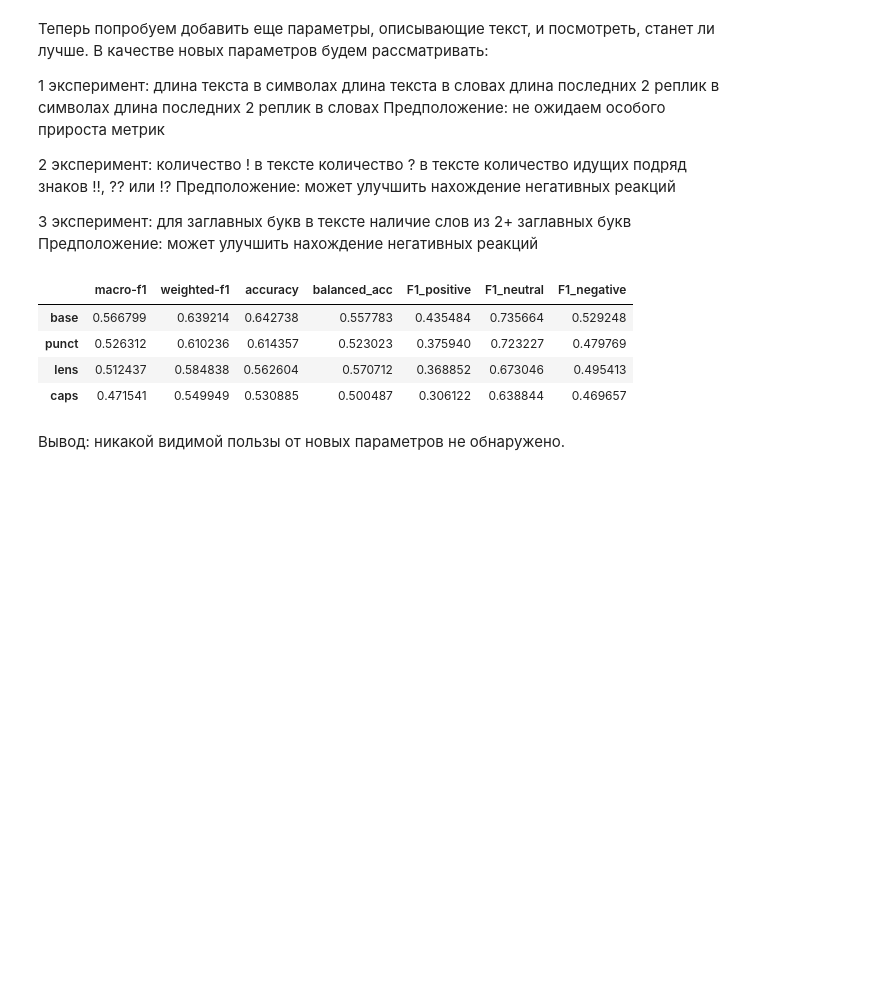
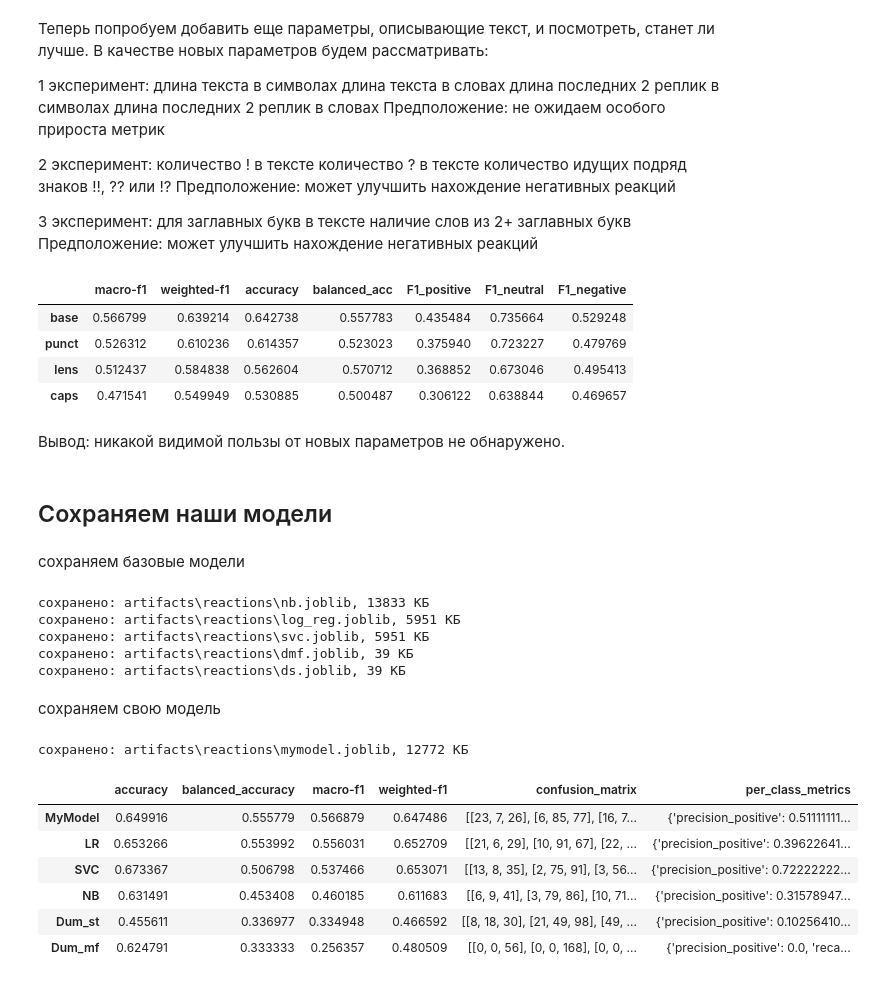
Before and after one commit to Half-Head/ML_homework, a Jupyter notebook: hw1/2_reactions.ipynb, the cells around one changed output. Saved outputs shown, nothing was run; the diff lists cells and outputs as text; code cells hidden in the pictures; blank space fills up the shorter version.

```diff
--- a/hw1/2_reactions.ipynb
+++ b/hw1/2_reactions.ipynb
@@ -358,2 +356,2 @@ results
 # %%
-WEIGHT = 0.55
+WEIGHT = 0.4
@@ -546,3 +465,63 @@ metrix_features
 | caps | 0.471541 | 0.549949 | 0.530885 | 0.500487 | 0.306122 | 0.638844 | 0.469657 |
 # %% [markdown]
 Вывод: никакой видимой пользы от новых параметров не обнаружено.
+# %% [markdown]
+## Сохраняем наши модели
+# %% [markdown]
+сохраняем базовые модели
+# %%
+NB_PATH = os.path.join("artifacts", "reactions", "nb.joblib")
+LR_PATH = os.path.join("artifacts", "reactions", "log_reg.joblib")
+SVC_PATH = os.path.join("artifacts", "reactions", "svc.joblib")
+DMF_PATH = os.path.join("artifacts", "reactions", "dmf.joblib")
+DS_PATH = os.path.join("artifacts", "reactions", "ds.joblib")
+
+save_model({"model": nb, "vectorizer": vectorizer}, NB_PATH)
+save_model({"model": log_reg, "vectorizer": vectorizer}, LR_PATH)
+save_model({"model": svc, "vectorizer": vectorizer}, SVC_PATH)
+save_model({"model": dummy_most_frequent, "vectorizer": vectorizer}, DMF_PATH)
+save_model({"model": dummy_stratified, "vectorizer": vectorizer}, DS_PATH)
+
+y_pred_dummy_mf = dummy_most_frequent.predict(X_test_tfidf)
+y_pred_dummy_st = dummy_stratified.predict(X_test_tfidf)
+y_pred_nb = nb.predict(X_test_tfidf)
+y_pred_logreg = log_reg.predict(X_test_tfidf)
+y_pred_svc = svc.predict(X_test_tfidf)
+# %% [output]
+сохранено: artifacts\reactions\nb.joblib, 13833 КБ
+сохранено: artifacts\reactions\log_reg.joblib, 5951 КБ
+сохранено: artifacts\reactions\svc.joblib, 5951 КБ
+сохранено: artifacts\reactions\dmf.joblib, 39 КБ
+сохранено: artifacts\reactions\ds.joblib, 39 КБ
+# %% [markdown]
+сохраняем свою модель
+# %%
+MY_MODEL_PATH = os.path.join("artifacts", "reactions", "mymodel.joblib")
+labeled_dialogs = np.array(labeled_dialogs)
+dialogs_train = labeled_dialogs[idx_train_val[idx_train]]
+dialogs_test = labeled_dialogs[idx_test]
+
+my_model = MyModelReactions(WEIGHT, C_opt_logreg).fit(dialogs_train, y_train)
+y_pred_my = my_model.predict(dialogs_test)
+save_model(my_model, MY_MODEL_PATH)
+# %% [output]
+сохранено: artifacts\reactions\mymodel.joblib, 12772 КБ
+# %%
+metrics_models = []
+metrics_models.append(calculate_metrics(y_test, y_pred_nb, LABELS))
+metrics_models.append(calculate_metrics(y_test, y_pred_logreg, LABELS))
+metrics_models.append(calculate_metrics(y_test, y_pred_svc, LABELS))
+metrics_models.append(calculate_metrics(y_test, y_pred_dummy_mf, LABELS))
+metrics_models.append(calculate_metrics(y_test, y_pred_dummy_st, LABELS))
+metrics_models.append(calculate_metrics(y_test, y_pred_my, LABELS))
+
+metrics_models_df = pd.DataFrame(metrics_models, index=["NB", "LR", "SVC", "Dum_mf", "Dum_st", "MyModel"]).sort_values("macro-f1", ascending=False)
+metrics_models_df
+# %% [output]
+|  | accuracy | balanced_accuracy | macro-f1 | weighted-f1 | confusion_matrix | per_class_metrics |
+| MyModel | 0.649916 | 0.555779 | 0.566879 | 0.647486 | [[23, 7, 26], [6, 85, 77], [16, 7... | {'precision_positive': 0.51111111... |
+| LR | 0.653266 | 0.553992 | 0.556031 | 0.652709 | [[21, 6, 29], [10, 91, 67], [22, ... | {'precision_positive': 0.39622641... |
+| SVC | 0.673367 | 0.506798 | 0.537466 | 0.653071 | [[13, 8, 35], [2, 75, 91], [3, 56... | {'precision_positive': 0.72222222... |
+| NB | 0.631491 | 0.453408 | 0.460185 | 0.611683 | [[6, 9, 41], [3, 79, 86], [10, 71... | {'precision_positive': 0.31578947... |
+| Dum_st | 0.455611 | 0.336977 | 0.334948 | 0.466592 | [[8, 18, 30], [21, 49, 98], [49, ... | {'precision_positive': 0.10256410... |
+| Dum_mf | 0.624791 | 0.333333 | 0.256357 | 0.480509 | [[0, 0, 56], [0, 0, 168], [0, 0, ... | {'precision_positive': 0.0, 'reca... |
```
Also changed, not shown: parts of 12 cells of this notebook.
